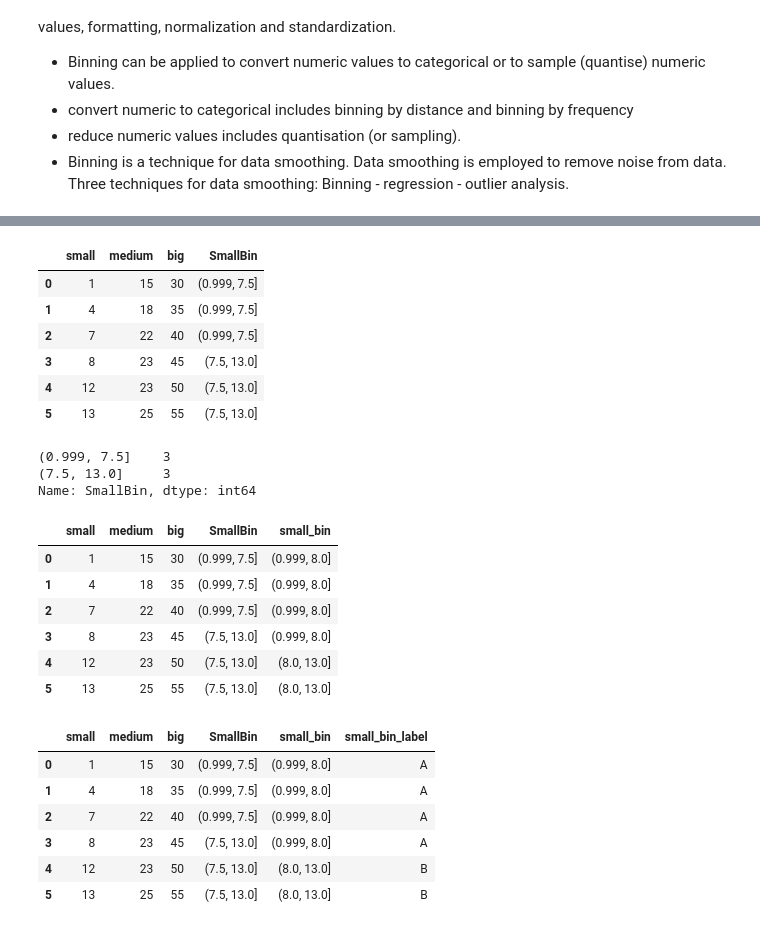
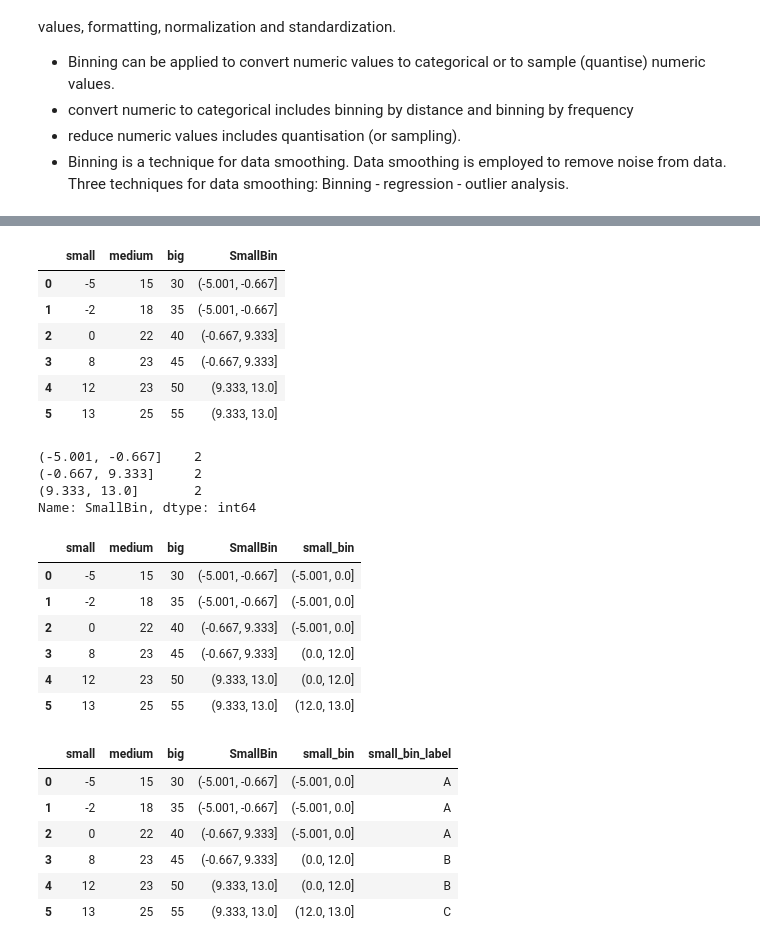
Before and after one commit to MasoumehShariat/ML_Pipeline-PreProcessing, a Jupyter notebook: Data transformation.ipynb, the cells around one changed output, grey strips where cells are left out. Cells and saved outputs as stored; diff of their text form; code cells hidden in the pictures.

```diff
--- a/Data transformation.ipynb
+++ b/Data transformation.ipynb
@@ -18,0 +14,8 @@ data
+# %%
+import pandas as pd
+
+#create DataFrame
+df = pd.DataFrame({'small': [-5, -2, 0, 8, 12, 13],
+                   'medium': [15, 18, 22, 23, 23, 25 ],
+                   'big': [30,35,40,45,50,55]})
+df
@@ -125,11 +154,3 @@ Data binning is a type of data preprocessing, a mechanism which includes also de
 - reduce numeric values includes quantisation (or sampling).
 - Binning is a technique for data smoothing. Data smoothing is employed to remove noise from data. Three techniques for data smoothing:
 Binning  -   regression -  outlier analysis.
-# %%
-import pandas as pd
-
-#create DataFrame
-df = pd.DataFrame({'small': [1, 4, 7, 8, 12, 13],
-                   'medium': [15, 18, 22, 23, 23, 25 ],
-                   'big': [30,35,40,45,50,55]})
-df
@@ -144,42 +157,43 @@ df
 # %%
-df['SmallBin'] = pd.qcut(df['small'], q=2)
+df['SmallBin'] = pd.qcut(df['small'], q=3)
 df
 # %% [output]
 |  | small | medium | big | SmallBin |
-| 0 | 1 | 15 | 30 | (0.999, 7.5] |
-| 1 | 4 | 18 | 35 | (0.999, 7.5] |
-| 2 | 7 | 22 | 40 | (0.999, 7.5] |
-| 3 | 8 | 23 | 45 | (7.5, 13.0] |
-| 4 | 12 | 23 | 50 | (7.5, 13.0] |
-| 5 | 13 | 25 | 55 | (7.5, 13.0] |
+| 0 | -5 | 15 | 30 | (-5.001, -0.667] |
+| 1 | -2 | 18 | 35 | (-5.001, -0.667] |
+| 2 | 0 | 22 | 40 | (-0.667, 9.333] |
+| 3 | 8 | 23 | 45 | (-0.667, 9.333] |
+| 4 | 12 | 23 | 50 | (9.333, 13.0] |
+| 5 | 13 | 25 | 55 | (9.333, 13.0] |
 # %%
 #count frequency of each bin
 df['SmallBin'].value_counts()
 # %% [output]
-(0.999, 7.5]    3
-(7.5, 13.0]     3
+(-5.001, -0.667]    2
+(-0.667, 9.333]     2
+(9.333, 13.0]       2
 Name: SmallBin, dtype: int64
 # %%
 # binning with specific quantiles
-df['small_bin'] = pd.qcut(df['small'], q=[0, .6, 1])
+df['small_bin'] = pd.qcut(df['small'], q=[0, .4,.8,1])
 df
 # %% [output]
 |  | small | medium | big | SmallBin | small_bin |
-| 0 | 1 | 15 | 30 | (0.999, 7.5] | (0.999, 8.0] |
-| 1 | 4 | 18 | 35 | (0.999, 7.5] | (0.999, 8.0] |
-| 2 | 7 | 22 | 40 | (0.999, 7.5] | (0.999, 8.0] |
-| 3 | 8 | 23 | 45 | (7.5, 13.0] | (0.999, 8.0] |
-| 4 | 12 | 23 | 50 | (7.5, 13.0] | (8.0, 13.0] |
-| 5 | 13 | 25 | 55 | (7.5, 13.0] | (8.0, 13.0] |
+| 0 | -5 | 15 | 30 | (-5.001, -0.667] | (-5.001, 0.0] |
+| 1 | -2 | 18 | 35 | (-5.001, -0.667] | (-5.001, 0.0] |
+| 2 | 0 | 22 | 40 | (-0.667, 9.333] | (-5.001, 0.0] |
+| 3 | 8 | 23 | 45 | (-0.667, 9.333] | (0.0, 12.0] |
+| 4 | 12 | 23 | 50 | (9.333, 13.0] | (0.0, 12.0] |
+| 5 | 13 | 25 | 55 | (9.333, 13.0] | (12.0, 13.0] |
 # %%
 # binning with specific quantiles and labels
-df['small_bin_label'] = pd.qcut(df['small'], q=[0, .6, 1] ,labels=['A', 'B'])
+df['small_bin_label'] = pd.qcut(df['small'], q=[0, .4,.8,1] ,labels=['A', 'B','C'])
 df
 # %% [output]
 |  | small | medium | big | SmallBin | small_bin | small_bin_label |
-| 0 | 1 | 15 | 30 | (0.999, 7.5] | (0.999, 8.0] | A |
-| 1 | 4 | 18 | 35 | (0.999, 7.5] | (0.999, 8.0] | A |
-| 2 | 7 | 22 | 40 | (0.999, 7.5] | (0.999, 8.0] | A |
-| 3 | 8 | 23 | 45 | (7.5, 13.0] | (0.999, 8.0] | A |
-| 4 | 12 | 23 | 50 | (7.5, 13.0] | (8.0, 13.0] | B |
-| 5 | 13 | 25 | 55 | (7.5, 13.0] | (8.0, 13.0] | B |
+| 0 | -5 | 15 | 30 | (-5.001, -0.667] | (-5.001, 0.0] | A |
+| 1 | -2 | 18 | 35 | (-5.001, -0.667] | (-5.001, 0.0] | A |
+| 2 | 0 | 22 | 40 | (-0.667, 9.333] | (-5.001, 0.0] | A |
+| 3 | 8 | 23 | 45 | (-0.667, 9.333] | (0.0, 12.0] | B |
+| 4 | 12 | 23 | 50 | (9.333, 13.0] | (0.0, 12.0] | B |
+| 5 | 13 | 25 | 55 | (9.333, 13.0] | (12.0, 13.0] | C |
```
Also changed, not shown: parts of 14 cells of this notebook.
